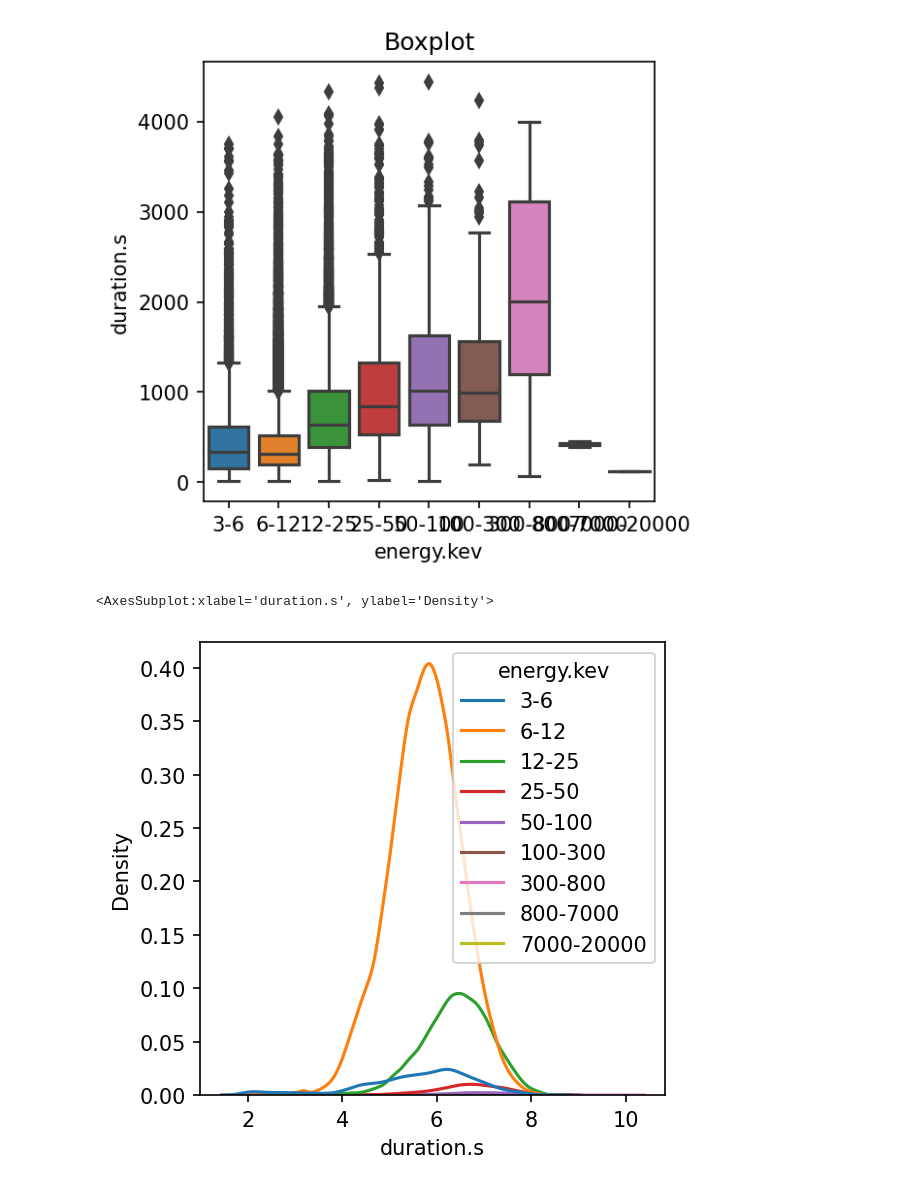
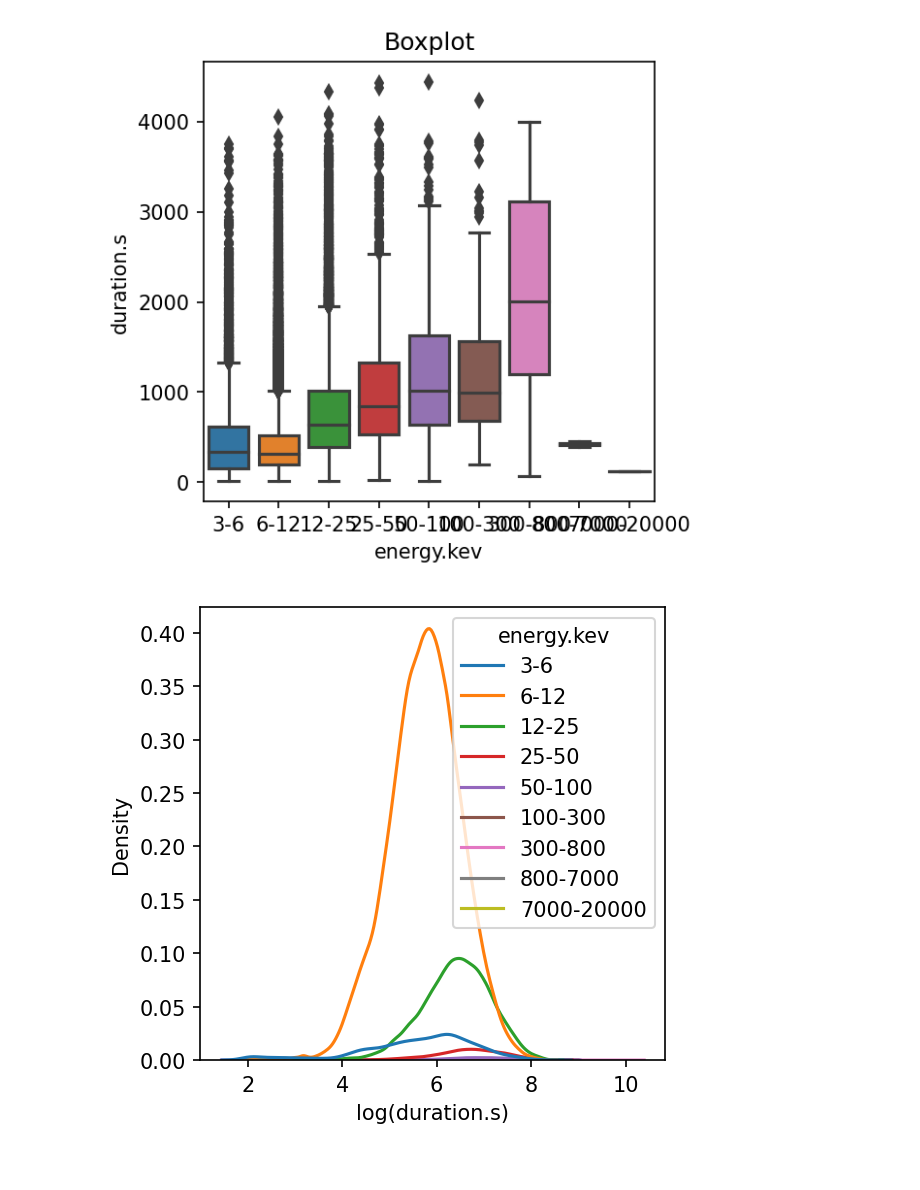
Before and after one commit to Exploratory-Data-Analiysis/Exam_1, a Jupyter notebook: ParcialFC.ipynb, the cells around one changed output. Drawn from its saved outputs; the diff is of its cells as text; code cells hidden in the pictures.

```diff
--- a/ParcialFC.ipynb
+++ b/ParcialFC.ipynb
@@ -162,18 +123,4 @@ df.describe()
 # %%
-df = df.fillna('')
-df['TotalFlags'] = df['flag.1'] + " " + df['flag.2'] + " " + df['flag.3'] + " " + df['flag.4'] + " " + df['flag.5']
-
-# lista=[] # Lista que guarda el tamaño de la cadena para cada elemento de la columna }
-
-# for i in df['TotalFlags']: # Barre cada elemento de la columna
-#     i = re.sub("[^A-Z0-9 ]+", '', i)
-#     lista.append(len(df.loc[i, 'words'])) #Hace el cálculo
-
-# # prueba = re.sub("[^a-zA-Z0-9á-úÁ-Ú ]+", '', prueba)
-# sns.distplot(df['duration.s'], kde_kws=dict(color='green', lw=3, shade=True),
-#              hist_kws=dict(alpha=1, color= 'gold', edgecolor='red', lw=3))
-# plt.xlabel('Duration in seconds', fontsize=16)
-# plt.ylabel('Energy Density', fontsize=16)
 df['duration.sl'] = np.log(df['duration.s'])
 
 plt.figure(figsize=(5,5), dpi = 150)
@@ -210,9 +157,9 @@ Text(0.5, 1.0, 'Boxplot')
 # %%
 plt.figure(figsize=(4,4), dpi = 150)
 
-df['duration.s'] = np.log(df['duration.s'])
-sns.kdeplot(data=df.sort_values('Eprom.kev'), x='duration.s', hue='energy.kev')
-plt-xlabel('log(duration.s)')
+df['duration.ls'] = np.log(df['duration.s'])
+sns.kdeplot(data=df.sort_values('Eprom.kev'), x='duration.ls', hue='energy.kev')
+plt.xlabel('log(duration.s)')
+del df['duration.ls']
 # %% [output]
-<AxesSubplot:xlabel='duration.s', ylabel='Density'>
-[figure, old version]
+[figure, new version]
```
Also changed, not shown: parts of 9 cells of this notebook.
